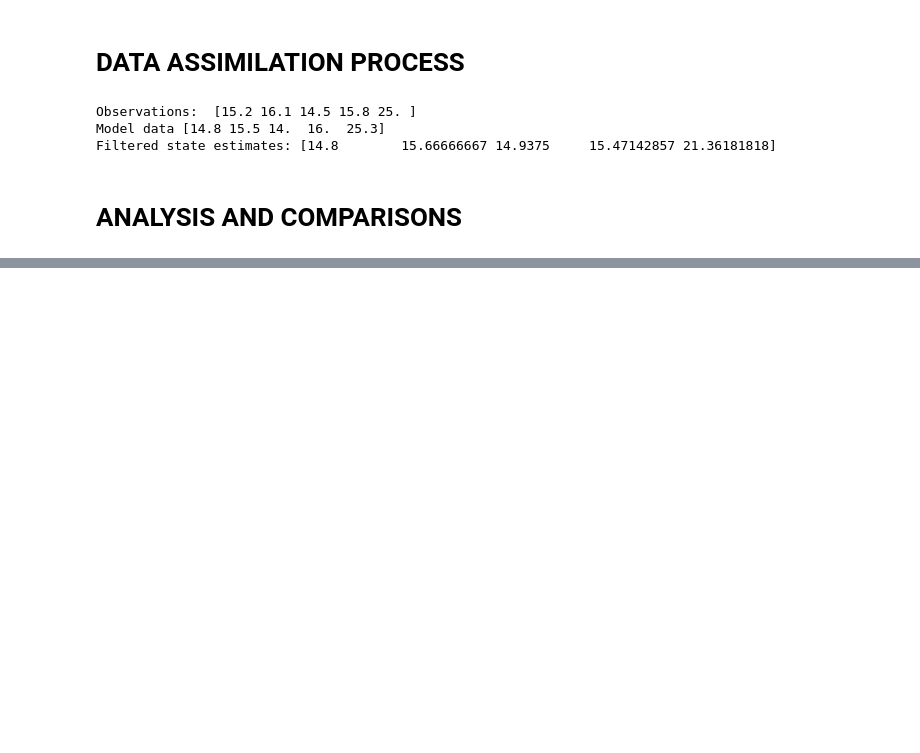
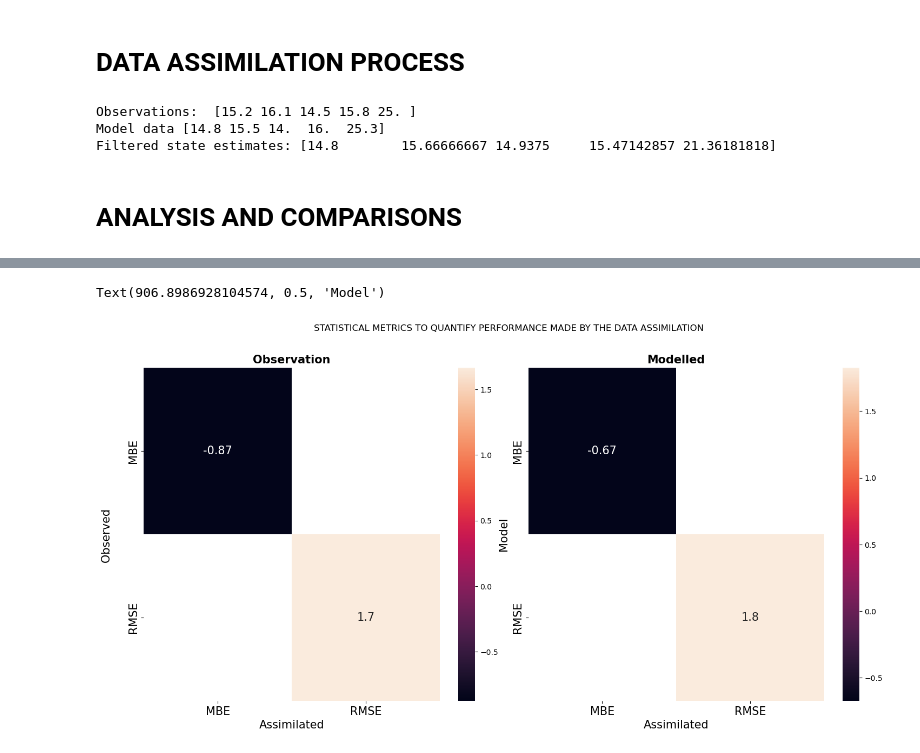
Before and after one commit to Annor-Gyimah/ms-projects, a Jupyter notebook: Simple Data Assimilation/script.ipynb, the cells around one changed output, grey strips where cells are left out. Drawn from its saved outputs; the diff is of its cells as text; code cells hidden in the pictures; blank space fills up the shorter version.

```diff
--- a/Simple Data Assimilation/script.ipynb
+++ b/Simple Data Assimilation/script.ipynb
@@ -49,0 +55,8 @@ Filtered state estimates: [14.8        15.66666667 14.9375     15.47142857 21.36
+# %%
+data = {
+    "Model Data": model_data,
+    "Observations": observations,
+    "Assimilated Data": filtered_state_estimates
+}
+df = pd.DataFrame(data)
+df
@@ -49,0 +70,45 @@ Filtered state estimates: [14.8        15.66666667 14.9375     15.47142857 21.36
+# %%
+RMSE_o = mean_squared_error(df['Observations'], df['Assimilated Data'],squared=False)
+MBE_o = np.mean(df['Assimilated Data'] - df['Observations'])
+
+RMSE_m = mean_squared_error(df['Model Data'], df['Assimilated Data'],squared=False)
+MBE_m = np.mean(df['Assimilated Data'] - df['Model Data'])
+# %%
+Observations_data = {
+    "Observed":["RMSE", "MBE"],
+    "Assimilated": ["RMSE", "MBE"],
+    "Values": [RMSE_o, MBE_o]
+}
+
+Modelled_data = {
+    "Modelled":["RMSE", "MBE"],
+    "Assimilated": ["RMSE", "MBE"],
+    "Values": [RMSE_m, MBE_m]
+}
+
+
+df1 = pd.DataFrame(Observations_data)
+df2 = pd.DataFrame(Modelled_data)
+
+
+fig, (ax1, ax2) = plt.subplots(ncols=2, figsize=(18,8))
+fig.subplots_adjust(wspace=0.04)
+
+sns.heatmap(df1.pivot("Observed", "Assimilated", values="Values"),annot=True,annot_kws={'fontsize':15}, ax=ax1)
+sns.heatmap(df2.pivot("Modelled", "Assimilated", values="Values"),annot=True,annot_kws={'fontsize':15}, ax=ax2)
+
+
+fig.suptitle("STATISTICAL METRICS TO QUANTIFY PERFORMANCE MADE BY THE DATA ASSIMILATION")
+
+ax1.set_title("Observation", fontweight ="bold", fontsize=15)
+ax1.tick_params(axis='both',labelsize=15)
+ax1.set_xlabel('Assimilated', fontsize=15)
+ax1.set_ylabel('Observed \n', fontsize=15)
+
+ax2.set_title("Modelled", fontweight ="bold", fontsize=15)
+ax2.tick_params(axis='both',labelsize=15)
+ax2.set_xlabel('Assimilated', fontsize=15)
+ax2.set_ylabel('Model', fontsize=15)
+# %% [output]
+Text(906.8986928104574, 0.5, 'Model')
+[figure, added]
```
Also changed, not shown: parts of 2 cells of this notebook, 1 other file.
